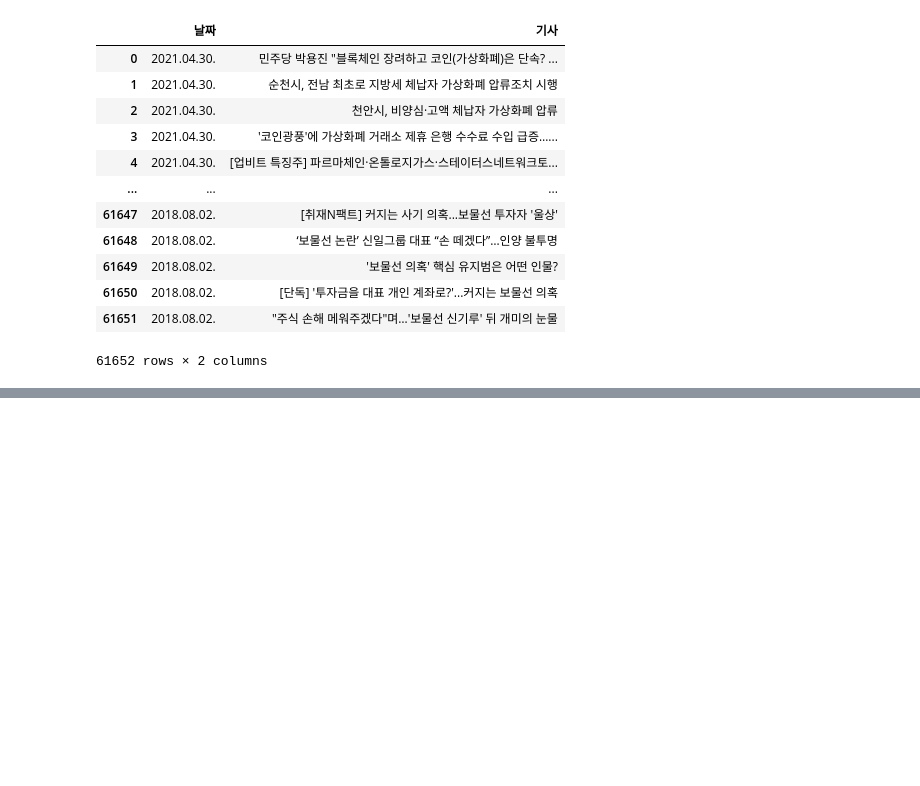
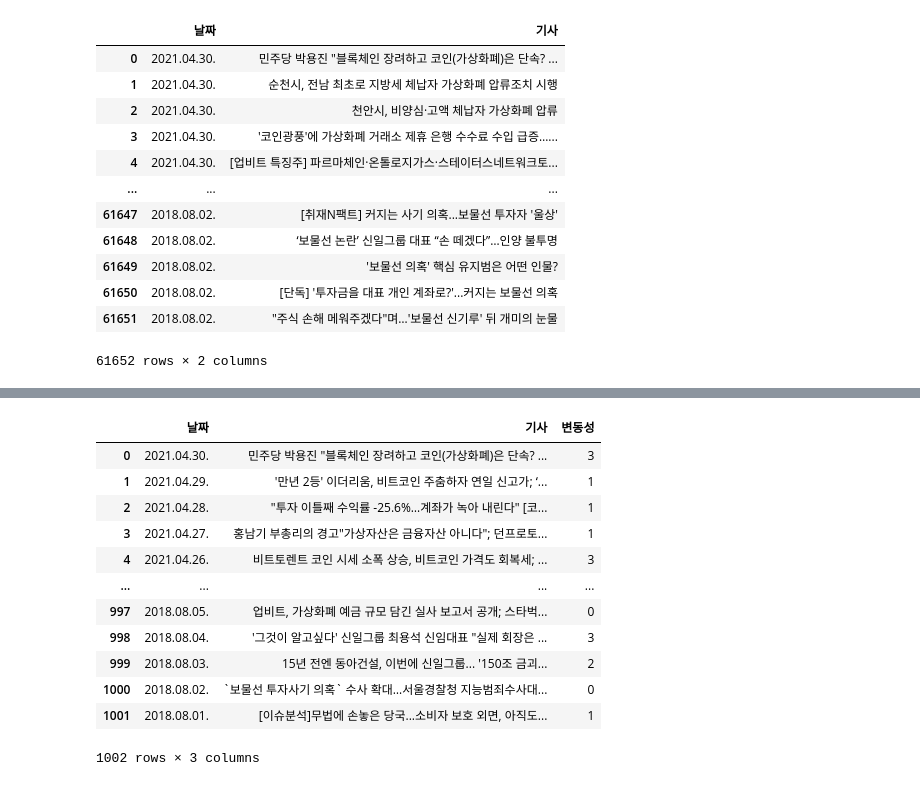
Before and after one commit to jej0312/bitcoin_volatility, a Jupyter notebook: Text_preprocessing.ipynb, the cells around one changed output, grey strips where cells are left out. Cells and saved outputs as stored; diff of their text form; code cells hidden in the pictures; blank space fills up the shorter version.

```diff
--- a/Text_preprocessing.ipynb
+++ b/Text_preprocessing.ipynb
@@ -400,0 +686,5 @@ df
+# %%
+# 날짜별 글 개수에 영향을 받을 수 있으므로 동일한 날의 기사는 하나의 문장으로 변환
+tmp = news.groupby('날짜')['기사'].transform(lambda x: '; '.join(x))
+# %%
+tmp.drop_duplicates(inplace=True)
@@ -400,0 +706,21 @@ df
+# %%
+news = pd.concat([news['날짜'].drop_duplicates(), tmp], axis=1)
+news.reset_index(inplace=True, drop=True)
+# %%
+df = pd.merge(news, bitcoin[['날짜','변동성']],on='날짜')
+# %%
+df
+# %% [output]
+|  | 날짜 | 기사 | 변동성 |
+| 0 | 2021.04.30. | 민주당 박용진 "블록체인 장려하고 코인(가상화폐)은 단속? ... | 3 |
+| 1 | 2021.04.29. | '만년 2등' 이더리움, 비트코인 주춤하자 연일 신고가; ‘... | 1 |
+| 2 | 2021.04.28. | "투자 이틀째 수익률 -25.6%…계좌가 녹아 내린다" [코... | 1 |
+| 3 | 2021.04.27. | 홍남기 부총리의 경고"가상자산은 금융자산 아니다"; 던프로토... | 1 |
+| 4 | 2021.04.26. | 비트토렌트 코인 시세 소폭 상승, 비트코인 가격도 회복세; ... | 3 |
+| ... | ... | ... | ... |
+| 997 | 2018.08.05. | 업비트, 가상화폐 예금 규모 담긴 실사 보고서 공개; 스타벅... | 0 |
+| 998 | 2018.08.04. | '그것이 알고싶다' 신일그룹 최용석 신임대표 "실제 회장은 ... | 3 |
+| 999 | 2018.08.03. | 15년 전엔 동아건설, 이번에 신일그룹... '150조 금괴... | 2 |
+| 1000 | 2018.08.02. | `보물선 투자사기 의혹` 수사 확대…서울경찰청 지능범죄수사대... | 0 |
+| 1001 | 2018.08.01. | [이슈분석]무법에 손놓은 당국...소비자 보호 외면, 아직도... | 1 |
+1002 rows × 3 columns
```
Also changed, not shown: parts of 76 cells of this notebook.
